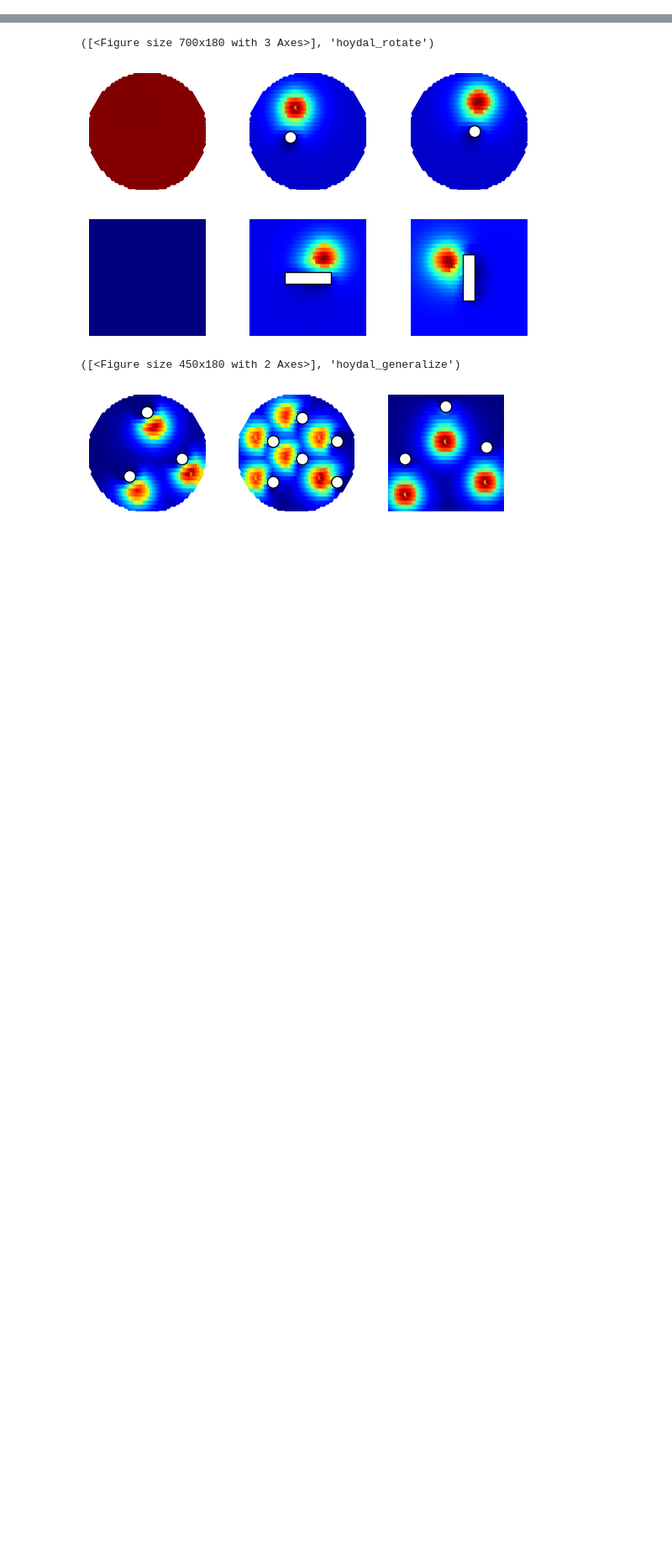
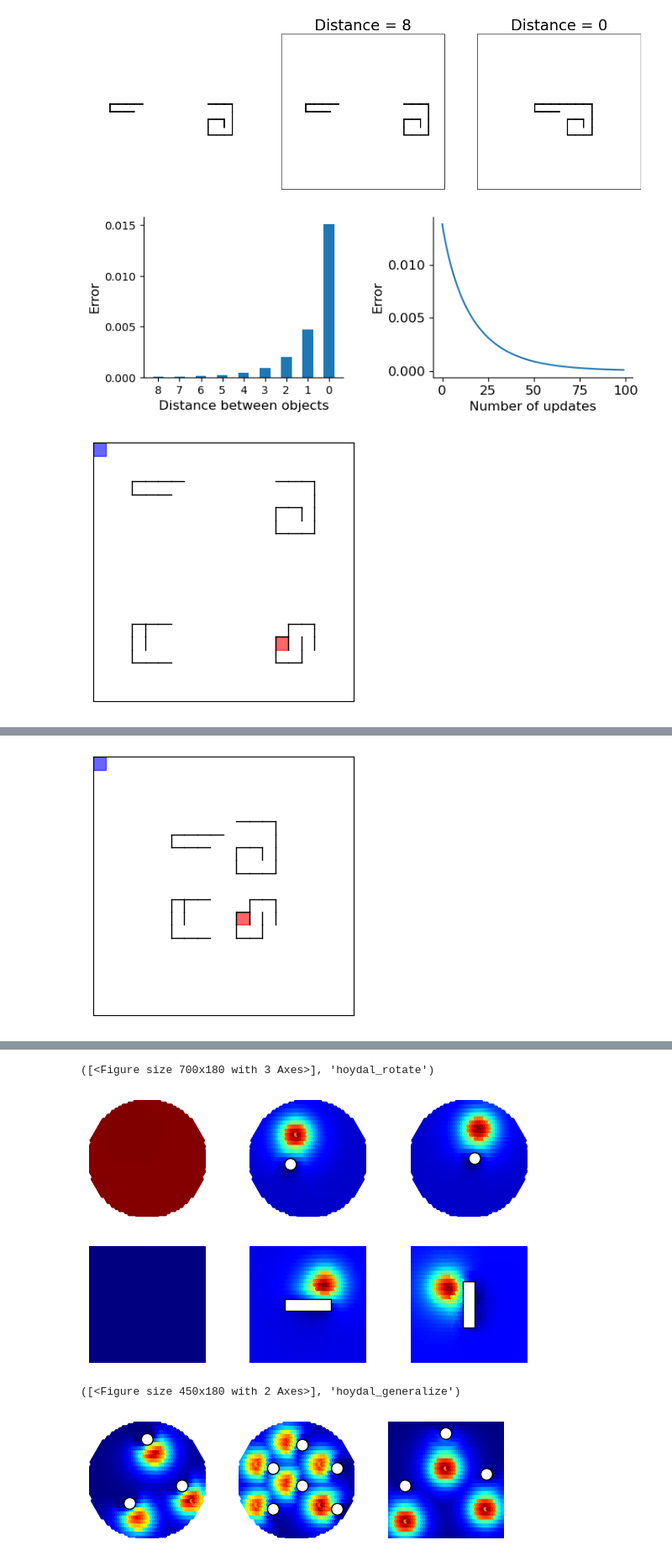
Before and after one commit to payampiray/compositional-predictive-map, a Jupyter notebook: python/main.ipynb, the cells around one changed output, grey strips where cells are left out. Shown: that part at 84% size. Cells and saved outputs as stored; diff of their text form; code cells hidden in the pictures; blank space fills up the shorter version.

```diff
--- a/python/main.ipynb
+++ b/python/main.ipynb
@@ -28,0 +28,10 @@ sim.main()
+# %%
+import sim_learn
+import sim_plan
+
+sim_learn.main()
+sim_plan.main()
+# %% [output]
+[figure, added]
+[figure, added]
+[figure, added]
@@ -28,0 +39 @@ sim.main()
+[figure, added]
```
Also changed, not shown: parts of 6 cells of this notebook, 6 other files.
